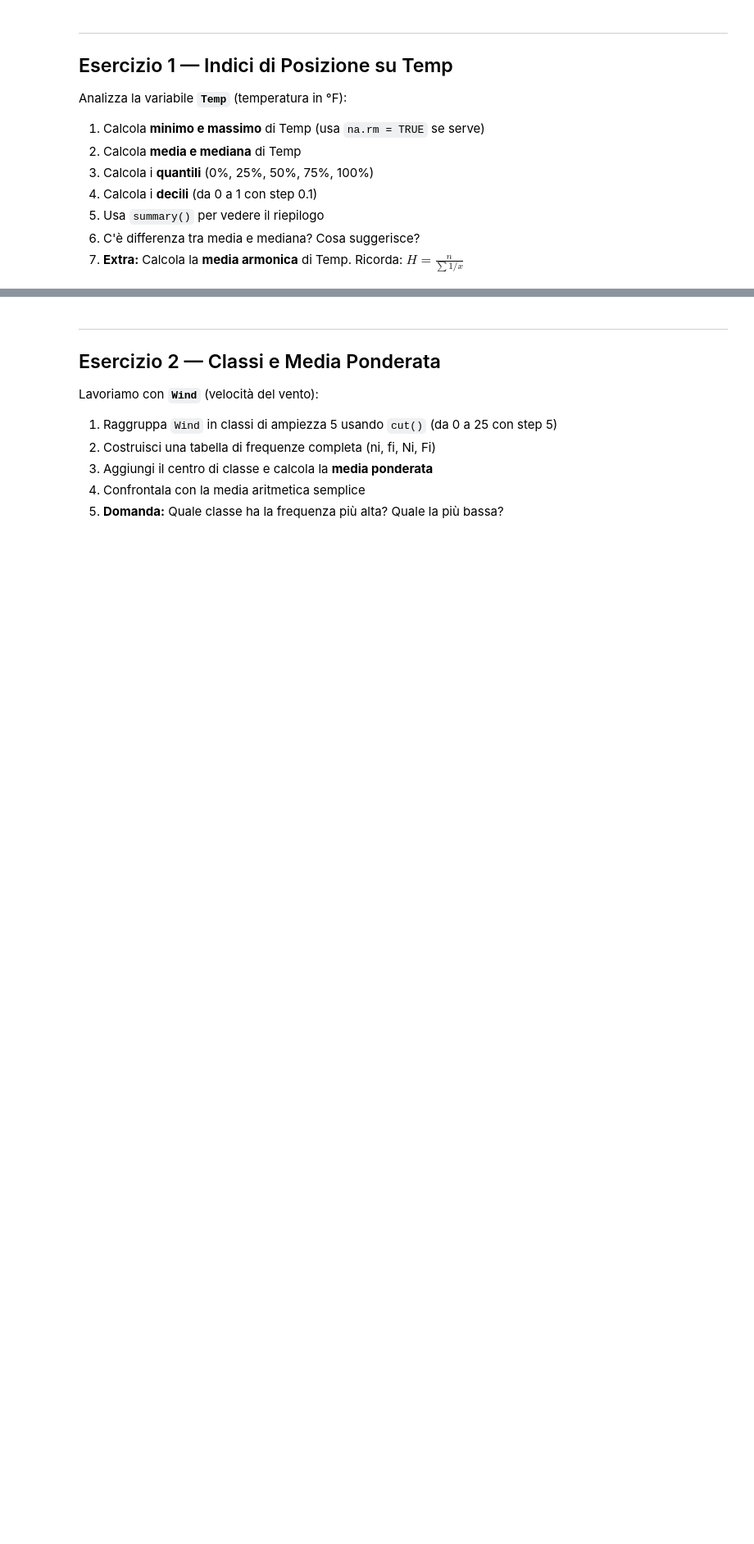
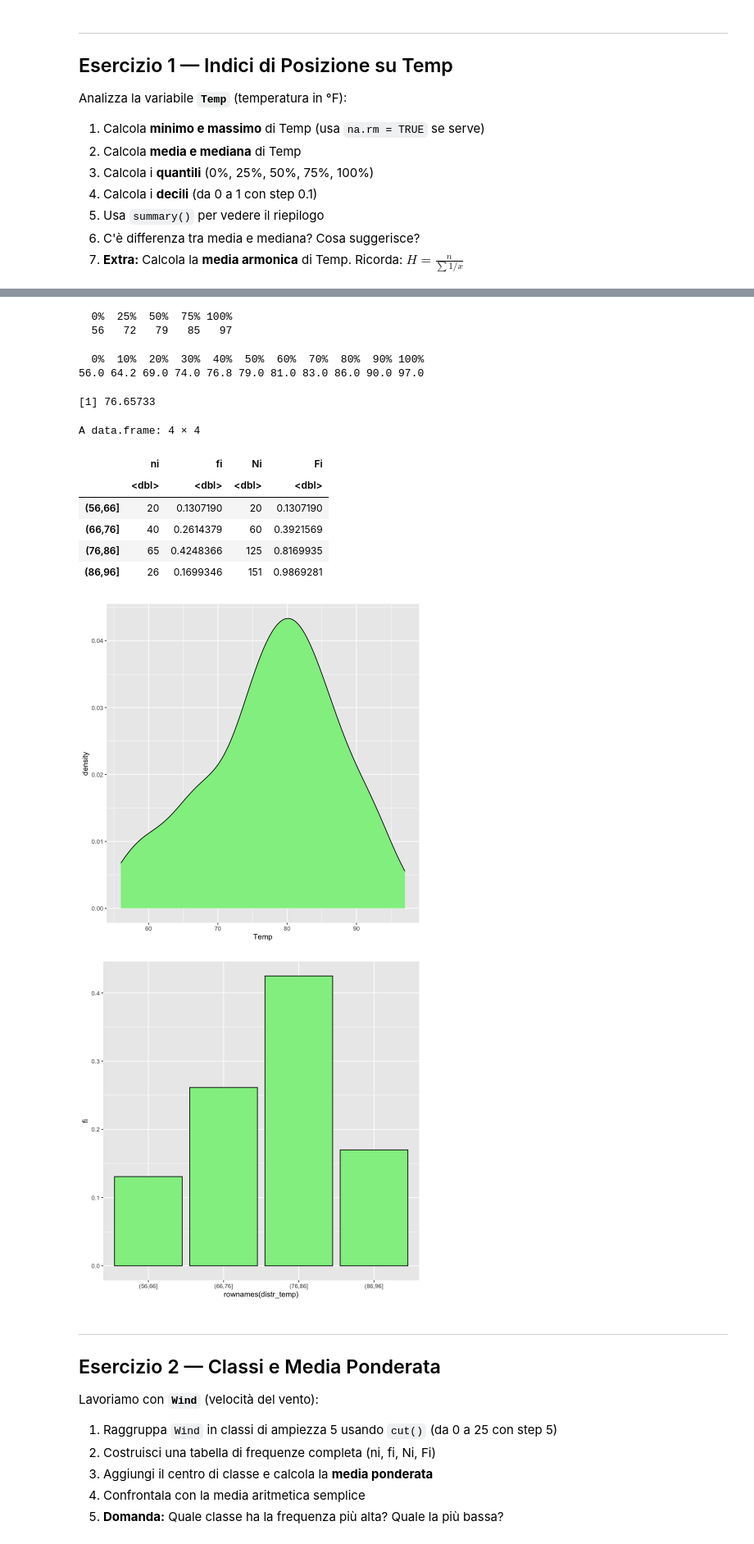
Before and after one commit to MarcoVando/statistica-descrittiva-per-datascience, a Jupyter notebook: MyFiles/Esercizi_2_airquality.ipynb, the cells around one changed output, grey strips where cells are left out. Shown at 82% size. Saved outputs shown, nothing was run; the diff lists cells and outputs as text; code cells hidden in the pictures; blank space fills up the shorter version.

```diff
--- a/MyFiles/Esercizi_2_airquality.ipynb
+++ b/MyFiles/Esercizi_2_airquality.ipynb
@@ -42,3 +78,35 @@ Analizza la variabile **`Temp`** (temperatura in °F):
 7. **Extra:** Calcola la **media armonica** di Temp. Ricorda: $H = \frac{n}{\sum 1/x}$
 # %%
 # 👇 Scrivi qui il tuo codice per l'Esercizio 1
+min(Temp); max(Temp)
+mean(Temp); median(Temp)
+quantile(Temp)
+quantile(Temp, probs=seq(0,1,0.1))
+
+#yes they are differnt, distrivution is not symmetrical
+
+length(Temp)/sum(1/Temp) # harmonic mean
+
+#some more analysis
+
+library(ggplot2)
+ggplot()+
+    geom_density(aes(x= Temp), fill = "lightgreen", col = "black")
+
+cl_temp <- cut(Temp, breaks= seq(min(Temp), max(Temp), 10))
+n = length(Temp)
+
+distr_temp <-as.data.frame(
+    cbind(
+        ni = table(cl_temp),
+        fi = table(cl_temp)/n,
+        Ni = cumsum(table(cl_temp)),
+        Fi = cumsum(table(cl_temp))/n
+    )
+)
+distr_temp
+
+ggplot(distr_temp, aes(x= rownames(distr_temp), y = fi)) +
+    geom_bar( stat = "identity",
+    fill = "lightgreen", col = "black")
+# %% [output]
@@ -45,3 +117,17 @@ Analizza la variabile **`Temp`** (temperatura in °F):
+  0%  25%  50%  75% 100%
+  56   72   79   85   97
+  0%  10%  20%  30%  40%  50%  60%  70%  80%  90% 100%
+56.0 64.2 69.0 74.0 76.8 79.0 81.0 83.0 86.0 90.0 97.0
+[1] 76.65733
+A data.frame: 4 × 4
+|  | ni | fi | Ni | Fi |
+|  | <dbl> | <dbl> | <dbl> | <dbl> |
+| (56,66] | 20 | 0.1307190 | 20 | 0.1307190 |
+| (66,76] | 40 | 0.2614379 | 60 | 0.3921569 |
+| (76,86] | 65 | 0.4248366 | 125 | 0.8169935 |
+| (86,96] | 26 | 0.1699346 | 151 | 0.9869281 |
+[figure, added]
+[figure, added]
 # %%
 # 🟢 SOLUZIONE Esercizio 1
 
```
Also changed, not shown: parts of 6 cells of this notebook, 1 other file.
